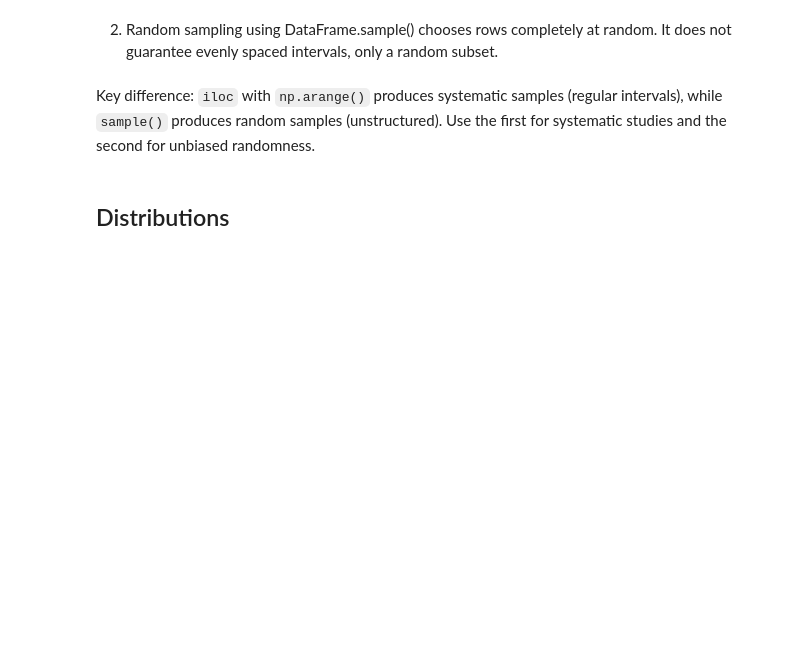
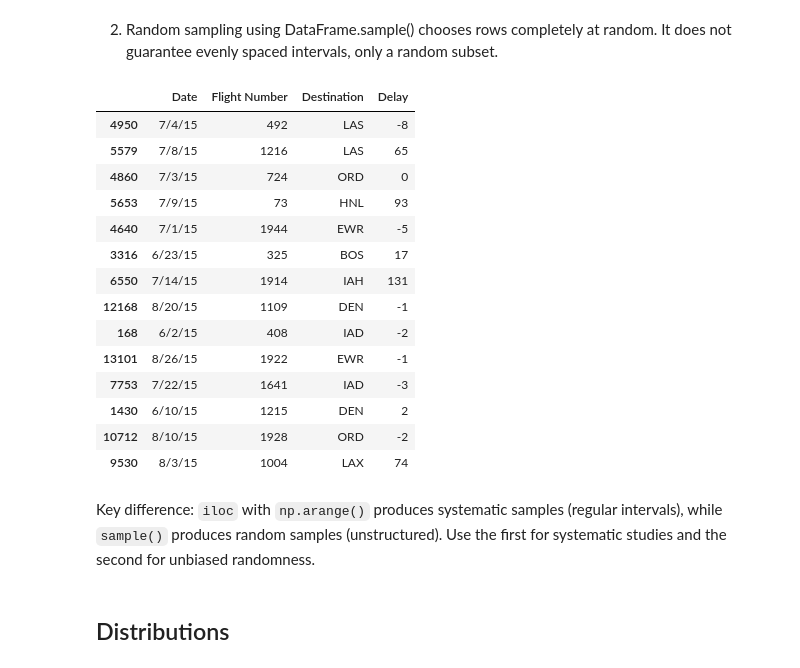
Before and after one commit to gabrielalusofona/icd, a Jupyter notebook: 03-ComparingDistributions.ipynb, the cells around one changed output. Cells and saved outputs as stored; diff of their text form; code cells hidden in the pictures; blank space fills up the shorter version.

```diff
--- a/03-ComparingDistributions.ipynb
+++ b/03-ComparingDistributions.ipynb
@@ -320,6 +536,24 @@ systematic_sample = united.iloc[np.arange(start, len(united), 1000)]
 2. Random sampling using DataFrame.sample() chooses rows completely at random. It does not guarantee evenly spaced intervals, only a random subset.
 # %%
 random_sample = united.sample(frac=0.001, random_state=42)
+# %%
+random_sample
+# %% [output]
+|  | Date | Flight Number | Destination | Delay |
+| 4950 | 7/4/15 | 492 | LAS | -8 |
+| 5579 | 7/8/15 | 1216 | LAS | 65 |
+| 4860 | 7/3/15 | 724 | ORD | 0 |
+| 5653 | 7/9/15 | 73 | HNL | 93 |
+| 4640 | 7/1/15 | 1944 | EWR | -5 |
+| 3316 | 6/23/15 | 325 | BOS | 17 |
+| 6550 | 7/14/15 | 1914 | IAH | 131 |
+| 12168 | 8/20/15 | 1109 | DEN | -1 |
+| 168 | 6/2/15 | 408 | IAD | -2 |
+| 13101 | 8/26/15 | 1922 | EWR | -1 |
+| 7753 | 7/22/15 | 1641 | IAD | -3 |
+| 1430 | 6/10/15 | 1215 | DEN | 2 |
+| 10712 | 8/10/15 | 1928 | ORD | -2 |
+| 9530 | 8/3/15 | 1004 | LAX | 74 |
 # %% [markdown]
 Key difference: `iloc` with `np.arange()` produces systematic samples (regular intervals), while `sample()` produces random samples (unstructured). Use the first for systematic studies and the second for unbiased randomness.
 # %% [markdown]
```
Also changed, not shown: parts of 114 cells of this notebook, 1 other file.
